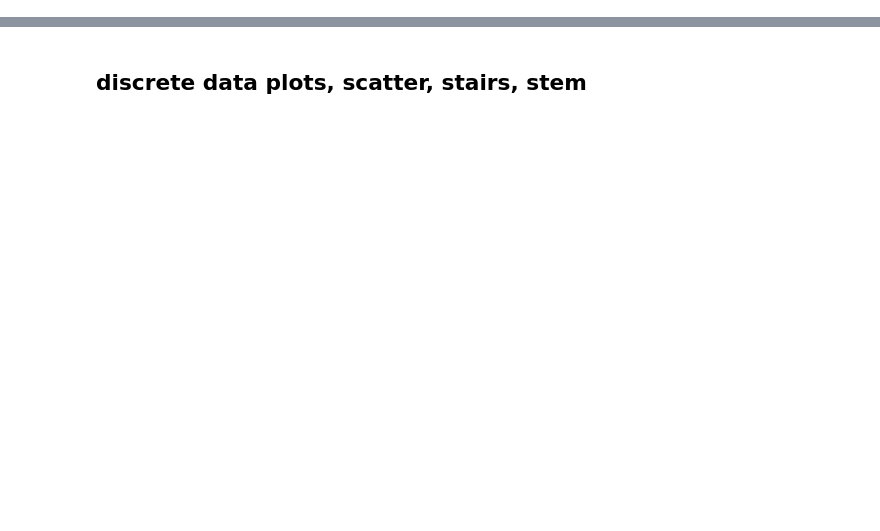
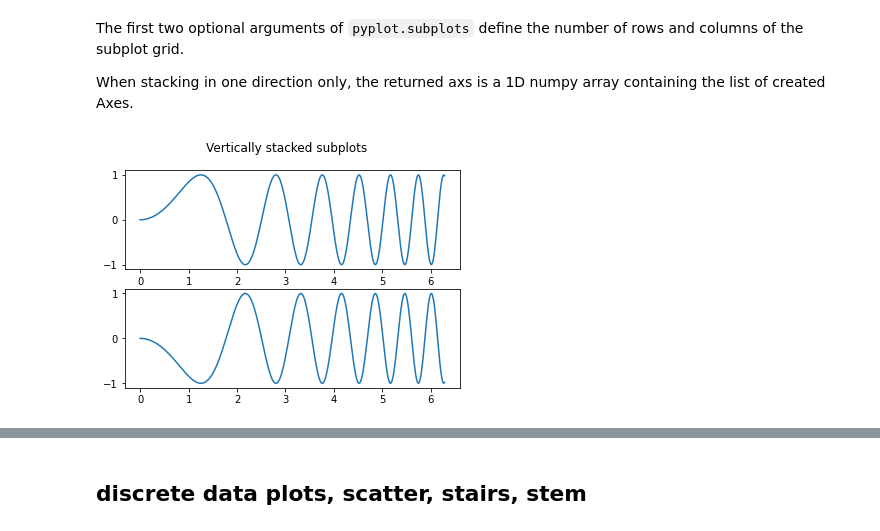
Before and after one commit to OleBo/MathSo, a Jupyter notebook: notebooks/Visualization.ipynb, the cells around one changed output, grey strips where cells are left out. Saved outputs shown, nothing was run; the diff lists cells and outputs as text; code cells hidden in the pictures; blank space fills up the shorter version.

```diff
--- a/notebooks/Visualization.ipynb
+++ b/notebooks/Visualization.ipynb
@@ -3,0 +25,11 @@
+# %% [markdown]
+The first two optional arguments of `pyplot.subplots` define the number of rows and columns of the subplot grid.
+
+When stacking in one direction only, the returned axs is a 1D numpy array containing the list of created Axes.
+# %%
+fig, axs = plt.subplots(2)
+fig.suptitle('Vertically stacked subplots')
+axs[0].plot(x, y)
+axs[1].plot(x, -y);
+# %% [output]
+[figure, added]
```
Also changed, not shown: parts of 51 cells of this notebook, 2 other files.
